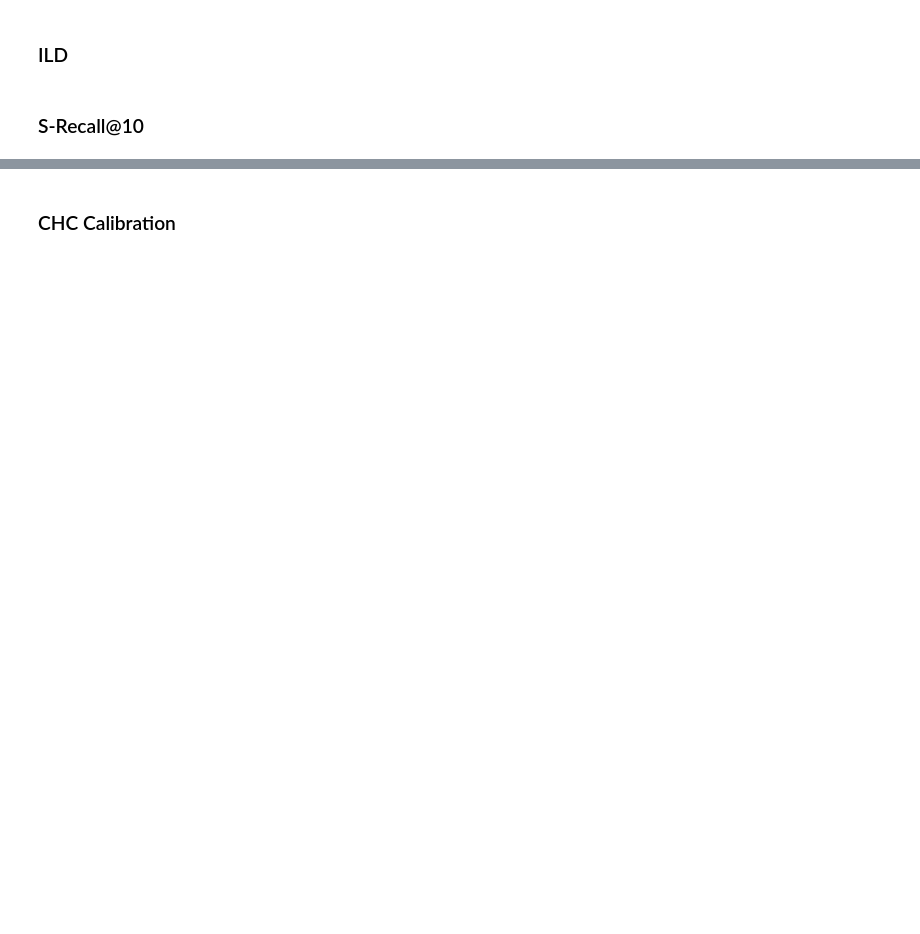
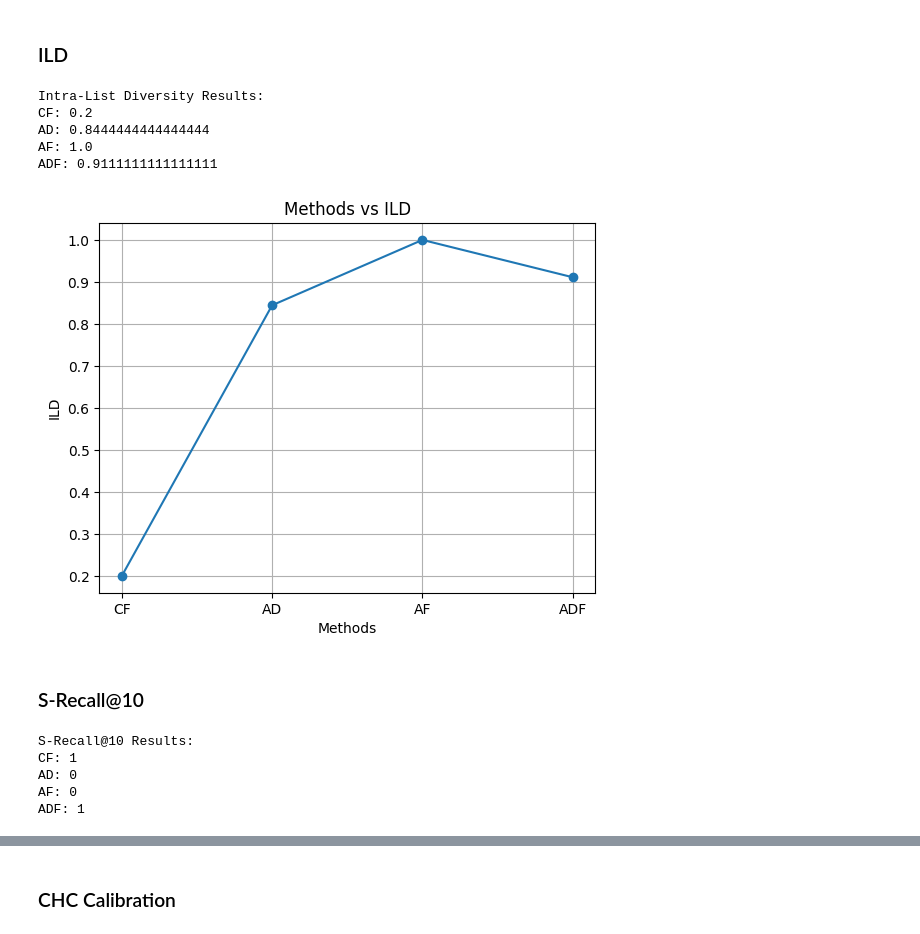
Before and after one commit to neeyatlotlikar/me_fy_project, a Jupyter notebook: ADF_single_user_flow.ipynb, the cells around one changed output, grey strips where cells are left out. Cells and saved outputs as stored; diff of their text form; code cells hidden in the pictures; blank space fills up the shorter version.

```diff
--- a/ADF_single_user_flow.ipynb
+++ b/ADF_single_user_flow.ipynb
@@ -646,3 +678,37 @@ print("ADF:", ild_score(recs_adf, news_cluster_map))
+# %%
+ild_results = {}
+ild_results["CF"] = ild_score(recs, news_cluster_map)
+ild_results["AD"] = ild_score(recs_ad, news_cluster_map)
+ild_results["AF"] = ild_score(recs_af, news_cluster_map)
+ild_results["ADF"] = ild_score(recs_adf, news_cluster_map)
+
+print("Intra-List Diversity Results:")
+methods = []
+ild_vals = []
+for method, ild_val in ild_results.items():
+    methods.append(method)
+    ild_vals.append(ild_val)
+    print(f"{method}: {ild_val}")
+# %% [output]
+Intra-List Diversity Results:
+CF: 0.2
+AD: 0.8444444444444444
+AF: 1.0
+ADF: 0.9111111111111111
+# %%
+# @title Visualizing ILD trends for a user
+import matplotlib.pyplot as plt
+
+# Precision
+plt.figure()
+plt.plot(methods, ild_vals, marker='o')
+plt.title("Methods vs ILD")
+plt.xlabel("Methods")
+plt.ylabel("ILD")
+plt.grid()
+plt.show()
+# %% [output]
+[figure, added]
 # %% [markdown]
 ### S-Recall@10
 # %%
@@ -656,8 +722,22 @@ def s_recall_at_k(recommended_items, ground_truth, k=10):
 
     return 0  # failure
 # %%
+s_recall_results = {}
+s_recall_results["CF"] = s_recall_at_k(recs, ground_truth, k=10)
+s_recall_results["AD"] = s_recall_at_k(recs_ad, ground_truth, k=10)
+s_recall_results["AF"] = s_recall_at_k(recs_af, ground_truth, k=10)
+s_recall_results["ADF"] = s_recall_at_k(recs_adf, ground_truth, k=10)
+
 print("S-Recall@10 Results:")
-print("CF :", s_recall_at_k(recs, ground_truth, k=10))
-print("AD :", s_recall_at_k(recs_ad, ground_truth, k=10))
-print("AF :", s_recall_at_k(recs_af, ground_truth, k=10))
-print("ADF:", s_recall_at_k(recs_adf, ground_truth, k=10))
+methods = []
+srecs = []
+for method, srec in s_recall_results.items():
+    methods.append(method)
+    srecs.append(srec)
+    print(f"{method}: {srec}")
+# %% [output]
+S-Recall@10 Results:
+CF: 1
+AD: 0
+AF: 0
+ADF: 1
```
Also changed, not shown: parts of 16 cells of this notebook.
